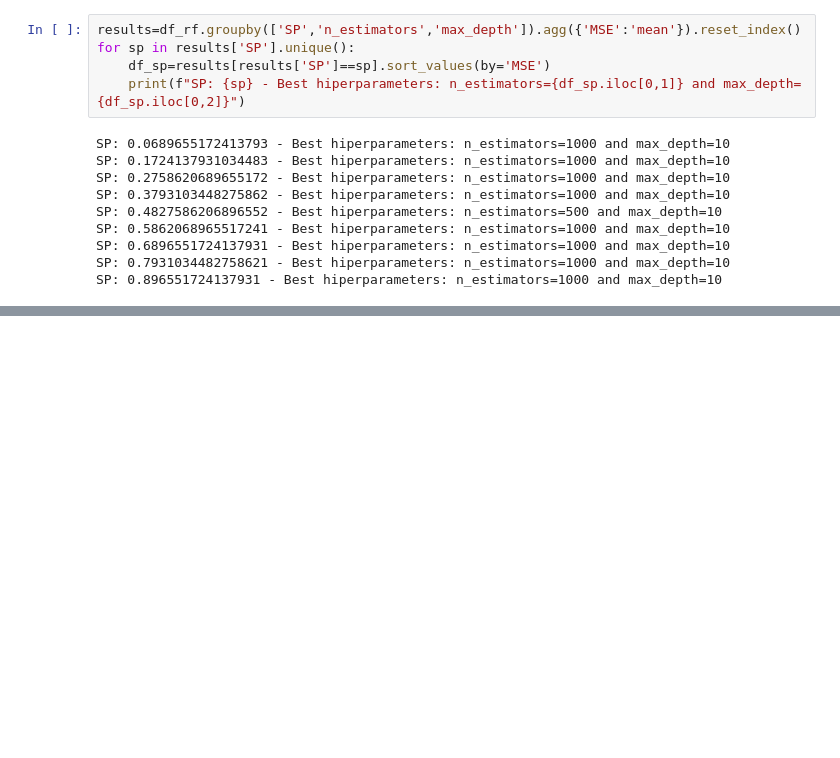
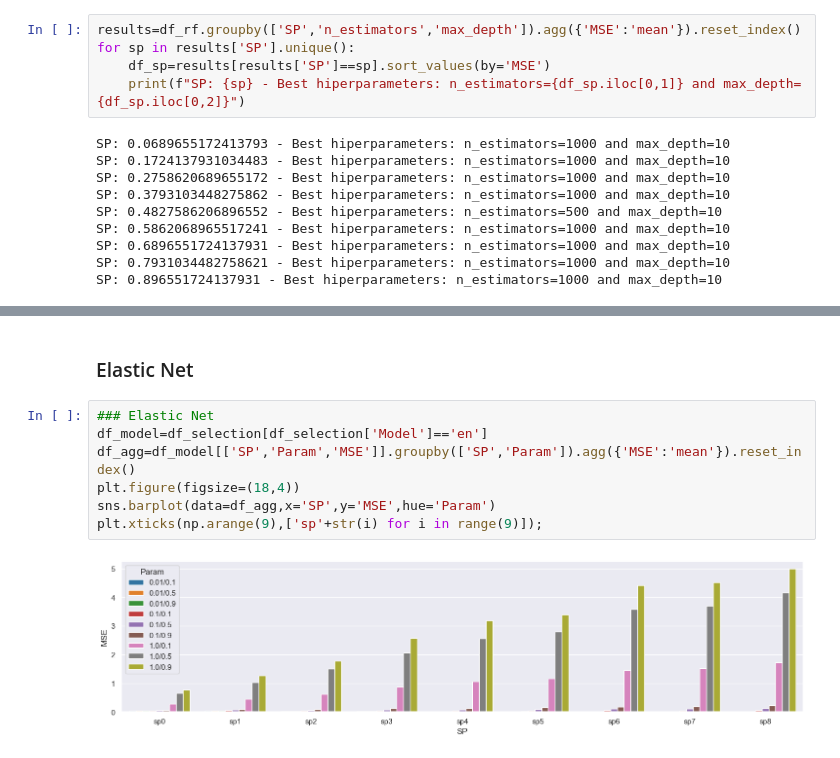
Before and after one commit to jismartin/GlassBoxEVM, a Jupyter notebook: 3_model_selection.ipynb, the cells around one changed output, grey strips where cells are left out. Drawn from its saved outputs; the diff is of its cells as text; blank space fills up the shorter version.

```diff
--- a/3_model_selection.ipynb
+++ b/3_model_selection.ipynb
@@ -176,0 +361,11 @@ for val in itertools.product(values[0],values[1]):
+# %% [markdown]
+### Elastic Net
+# %%
+### Elastic Net
+df_model=df_selection[df_selection['Model']=='en']
+df_agg=df_model[['SP','Param','MSE']].groupby(['SP','Param']).agg({'MSE':'mean'}).reset_index()
+plt.figure(figsize=(18,4))
+sns.barplot(data=df_agg,x='SP',y='MSE',hue='Param')
+plt.xticks(np.arange(9),['sp'+str(i) for i in range(9)]);
+# %% [output]
+[figure, added]
```
Also changed, not shown: parts of 25 cells of this notebook, 16 other files.
